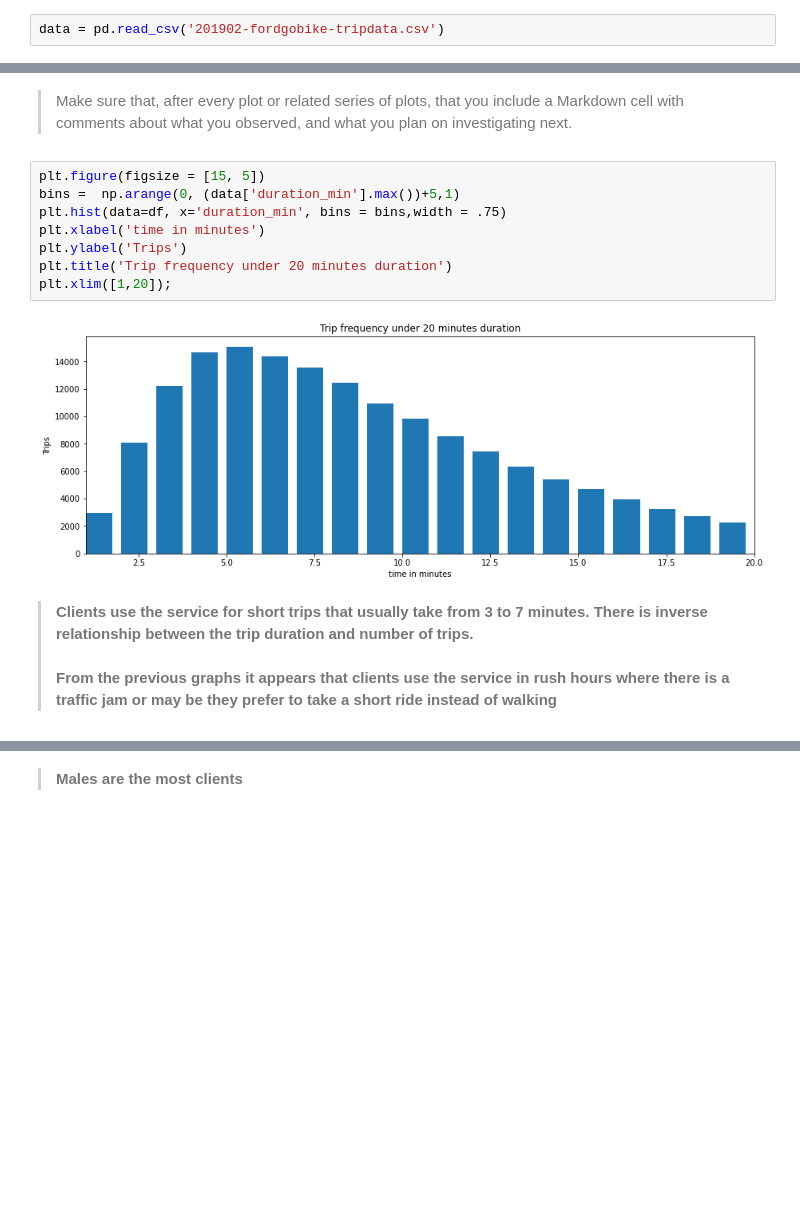
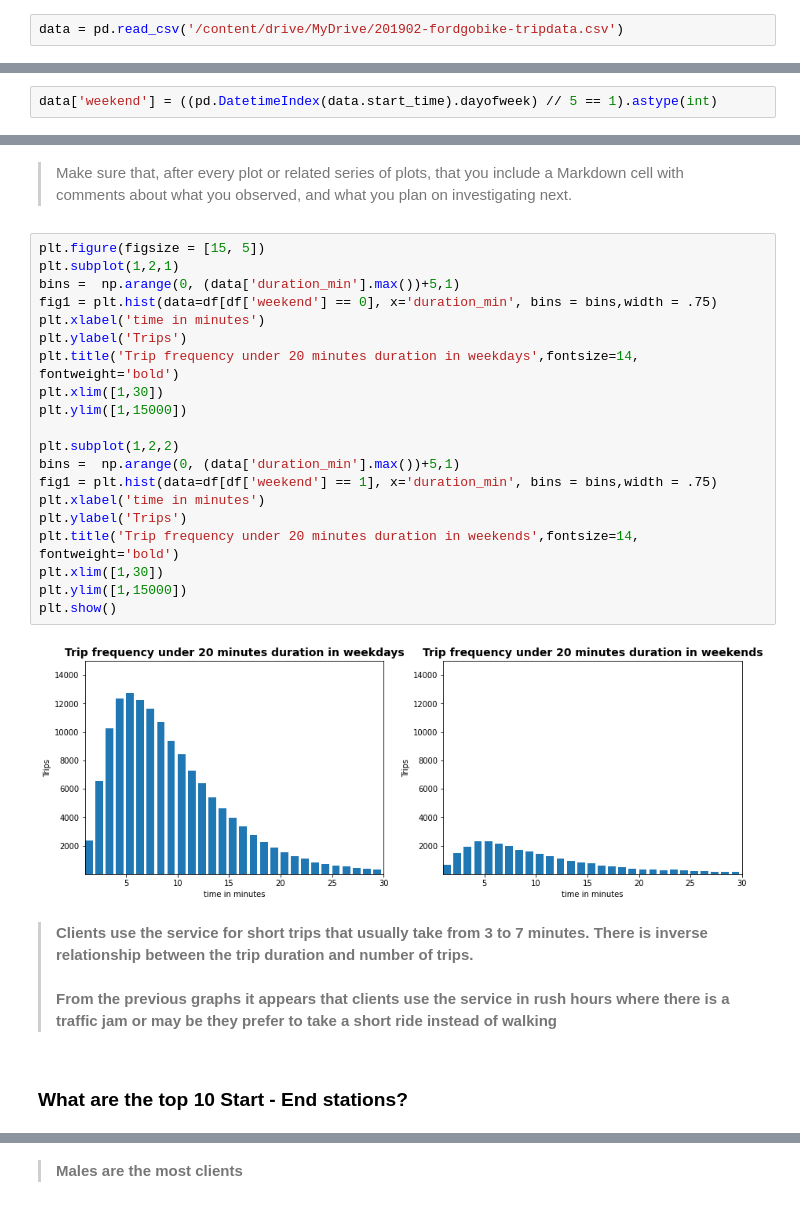
Before and after one commit to shiko92/Communicate-Data-Findings, a Jupyter notebook: Communicate Data Findings.ipynb, the cells around one changed output, grey strips where cells are left out. Cells and saved outputs as stored; diff of their text form; blank space fills up the shorter version.

```diff
--- a/Communicate Data Findings.ipynb
+++ b/Communicate Data Findings.ipynb
@@ -22,5 +29,5 @@ Try and motivate your exploration goals through this section.
 # %%
-data = pd.read_csv('201902-fordgobike-tripdata.csv')
+data = pd.read_csv('/content/drive/MyDrive/201902-fordgobike-tripdata.csv')
 # %%
 # high-level overview of data shape and composition
 print(data.shape)
@@ -177,6 +184,8 @@ Name: start_time, dtype: object
 data['month'] = data['start_time'].dt.month
 data['hour'] = data['start_time'].dt.hour
 data['day']=data['start_time'].dt.day_name()
+# %%
+data['weekend'] = ((pd.DatetimeIndex(data.start_time).dayofweek) // 5 == 1).astype(int)
 # %%
 data
 # %% [output]
@@ -293,17 +330,31 @@ include a Markdown cell with comments about what you observed, and what
 you plan on investigating next.
 # %%
 plt.figure(figsize = [15, 5])
+plt.subplot(1,2,1)
 bins =  np.arange(0, (data['duration_min'].max())+5,1)
-plt.hist(data=df, x='duration_min', bins = bins,width = .75)
+fig1 = plt.hist(data=df[df['weekend'] == 0], x='duration_min', bins = bins,width = .75)
 plt.xlabel('time in minutes')
 plt.ylabel('Trips')
-plt.title('Trip frequency under 20 minutes duration')
-plt.xlim([1,20]);
+plt.title('Trip frequency under 20 minutes duration in weekdays',fontsize=14, fontweight='bold')
+plt.xlim([1,30])
+plt.ylim([1,15000])
+
+plt.subplot(1,2,2)
+bins =  np.arange(0, (data['duration_min'].max())+5,1)
+fig1 = plt.hist(data=df[df['weekend'] == 1], x='duration_min', bins = bins,width = .75)
+plt.xlabel('time in minutes')
+plt.ylabel('Trips')
+plt.title('Trip frequency under 20 minutes duration in weekends',fontsize=14, fontweight='bold')
+plt.xlim([1,30])
+plt.ylim([1,15000])
+plt.show()
 # %% [output]
-[figure, old version]
+[figure, new version]
 # %% [markdown]
 >**Clients use the service for short trips that usually take from 3 to 7 minutes. There is inverse relationship between the trip duration and number of trips.** <br><br>
 >**From the previous graphs it appears that clients use the service in rush hours where there is a traffic jam or may be they prefer to take a short ride instead of walking**
+# %% [markdown]
+### What are the top 10 Start - End stations?
 # %%
 plt.figure(figsize = [25,12])
 sb.countplot(data=data, y='start_station_name',order=df.start_station_name.value_counts().iloc[:10].index, color = color)
```
Also changed, not shown: parts of 65 cells of this notebook.
